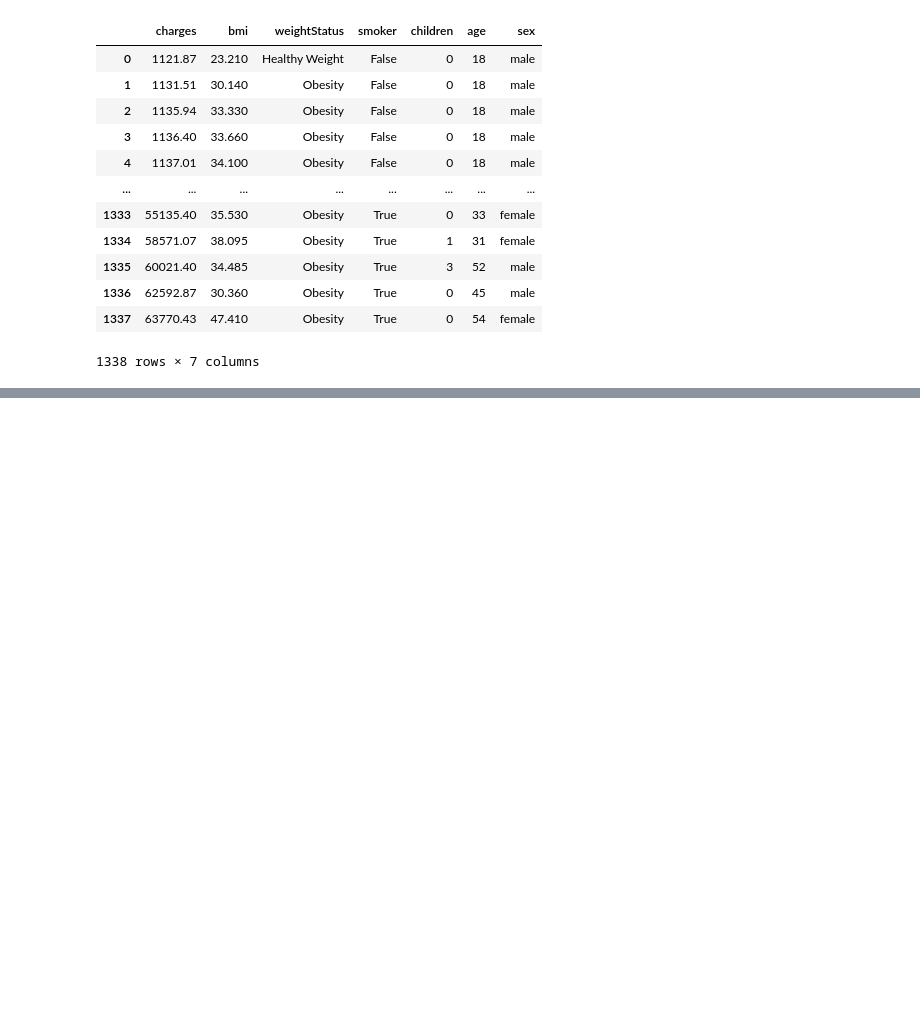
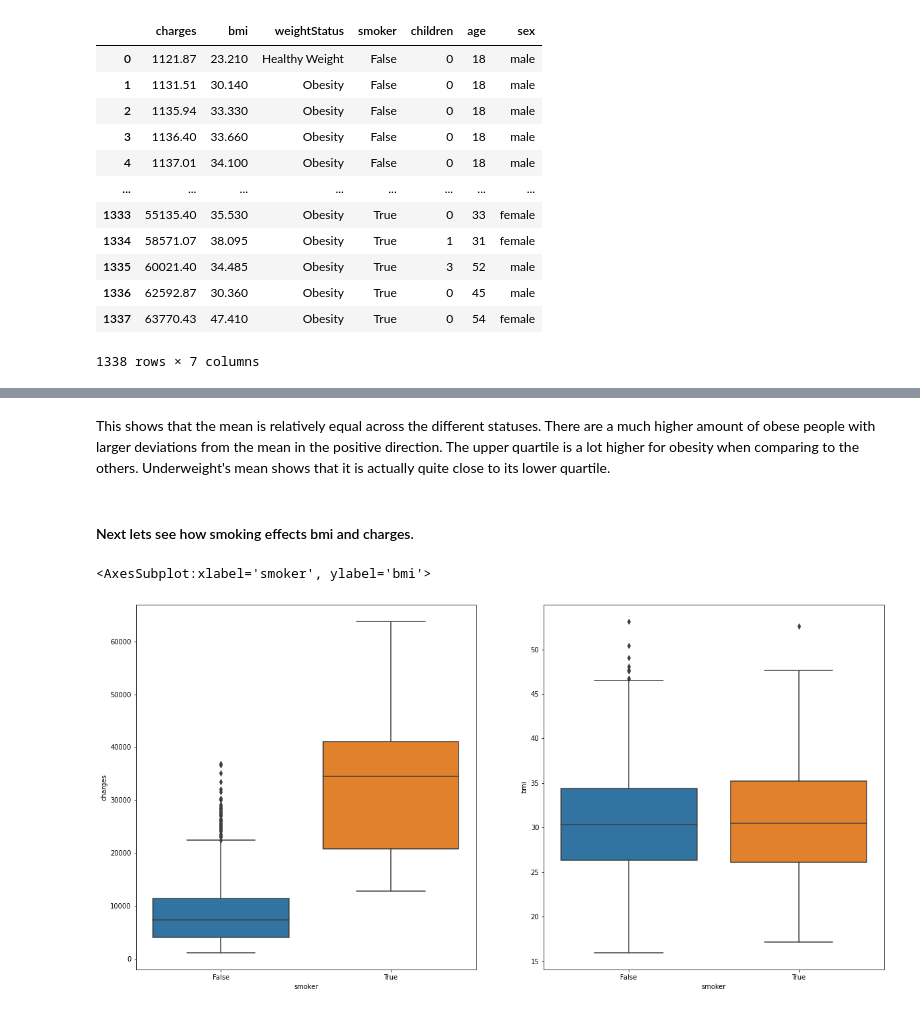
Before and after one commit to data301-2021-winter1/project-group10-project, a Jupyter notebook: notebooks/analysis2.ipynb, the cells around one changed output, grey strips where cells are left out. Drawn from its saved outputs; the diff is of its cells as text; code cells hidden in the pictures; blank space fills up the shorter version.

```diff
--- a/notebooks/analysis2.ipynb
+++ b/notebooks/analysis2.ipynb
@@ -259,0 +307,11 @@ NameError: name 'getWeightStatus' is not defined
+# %% [markdown]
+This shows that the mean is relatively equal across the different statuses. There are a much higher amount of obese people with larger deviations from the mean in the positive direction. The upper quartile is a lot higher for obesity when comparing to the others. Underweight's mean shows that it is actually quite close to its lower quartile.
+# %% [markdown]
+#### Next lets see how smoking effects bmi and charges.
+# %%
+fig1, ax1 = plt.subplots(1, 2, figsize=(20, 10))
+sns.boxplot(x="smoker",y="charges",data=df,ax=ax1[0])
+sns.boxplot(x="smoker",y="bmi",data=df,ax=ax1[1])
+# %% [output]
+<AxesSubplot:xlabel='smoker', ylabel='bmi'>
+[figure, added]
```
Also changed, not shown: parts of 18 cells of this notebook.
